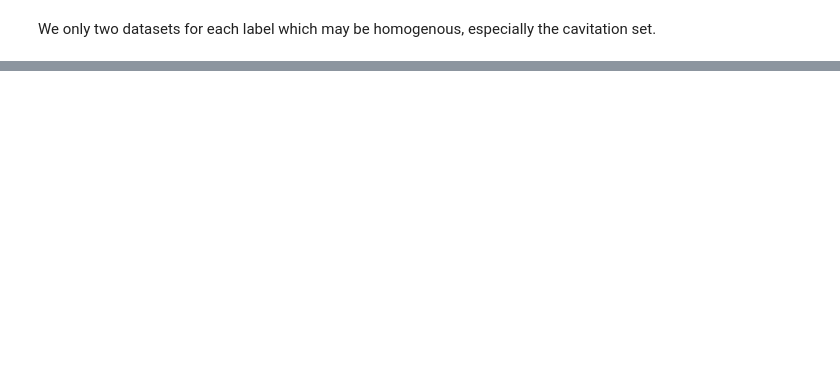
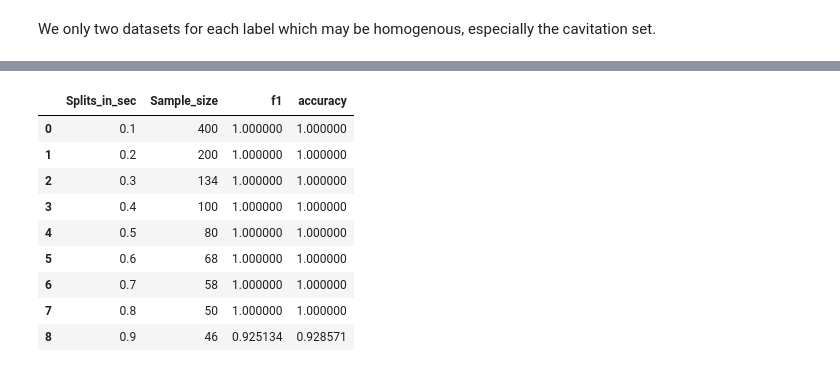
Before and after one commit to JPNMint/Cavitation_detection_ML, a Jupyter notebook: pipeline_V1.ipynb, the cells around one changed output, grey strips where cells are left out. Drawn from its saved outputs; the diff is of its cells as text; code cells hidden in the pictures; blank space fills up the shorter version.

Commit message:
split eval implementation

```diff
--- a/pipeline_V1.ipynb
+++ b/pipeline_V1.ipynb
@@ -356,8 +356,12 @@ pd.DataFrame({'Variable':X.columns,
 | 12 | cf | 0.000000 |
 # %%
 from sklearn import metrics
+from sklearn.metrics import precision_recall_fscore_support as score
 print(metrics.classification_report(y_test, predicted_y))
 print(metrics.confusion_matrix(y_test, predicted_y))
+precision,recall,fscore,support=score(y_test,predicted_y,average='macro')
+eval= metrics.classification_report(y_test, predicted_y, output_dict=True)
+eval['macro avg']['f1-score']
 # %% [output]
               precision    recall  f1-score   support
 
@@ -476,4 +481,4 @@ def Classification_pipe_Grid (splits_in_sec, cavitation_data, no_cavitation_data
    # print(metrics.confusion_matrix(y_test, predicted_y))
    # return metrics.confusion_matrix(y_test, predicted_y)
 # %%
-train, test, best_model = Classification_pipe_Grid(0.1, cav_files, No_cav_files, 0.3)
+train, test, best_model = Classification_pipe_Grid(1, cav_files, No_cav_files, 0.3)
@@ -523,0 +660,2 @@ We only two datasets for each label which may be homogenous, especially the cavi
+# %%
+train, test, model, eval_df  = Classification_pipe_all (split_eval_list,  cav_files, No_cav_files, 0.3 , evaluation = "f1" , split_eval =True)
@@ -523,0 +749,13 @@ We only two datasets for each label which may be homogenous, especially the cavi
+# %%
+eval_df
+# %% [output]
+|  | Splits_in_sec | Sample_size | f1 | accuracy |
+| 0 | 0.1 | 400 | 1.000000 | 1.000000 |
+| 1 | 0.2 | 200 | 1.000000 | 1.000000 |
+| 2 | 0.3 | 134 | 1.000000 | 1.000000 |
+| 3 | 0.4 | 100 | 1.000000 | 1.000000 |
+| 4 | 0.5 | 80 | 1.000000 | 1.000000 |
+| 5 | 0.6 | 68 | 1.000000 | 1.000000 |
+| 6 | 0.7 | 58 | 1.000000 | 1.000000 |
+| 7 | 0.8 | 50 | 1.000000 | 1.000000 |
+| 8 | 0.9 | 46 | 0.925134 | 0.928571 |
```
Also changed, not shown: parts of 10 cells of this notebook.
